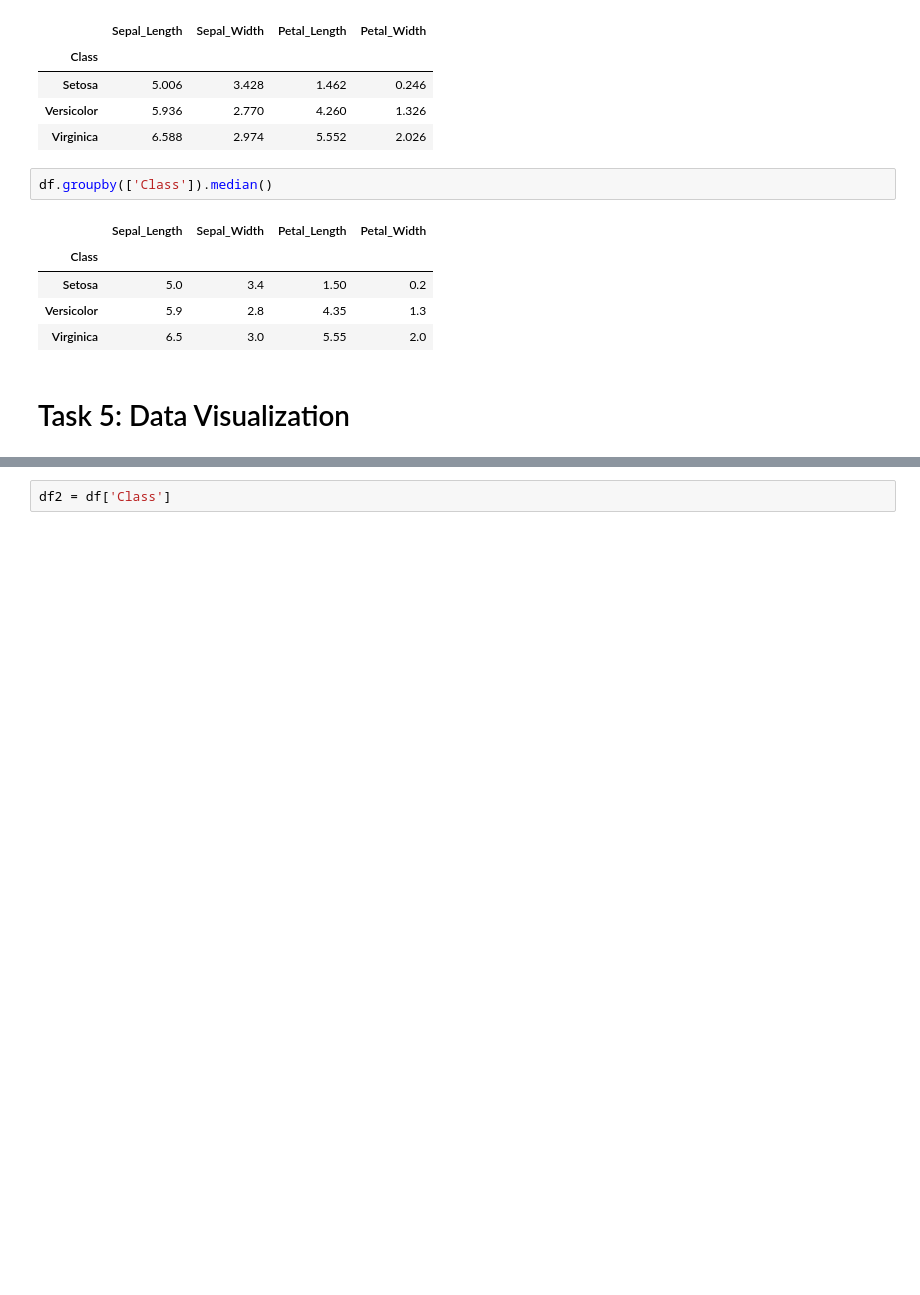
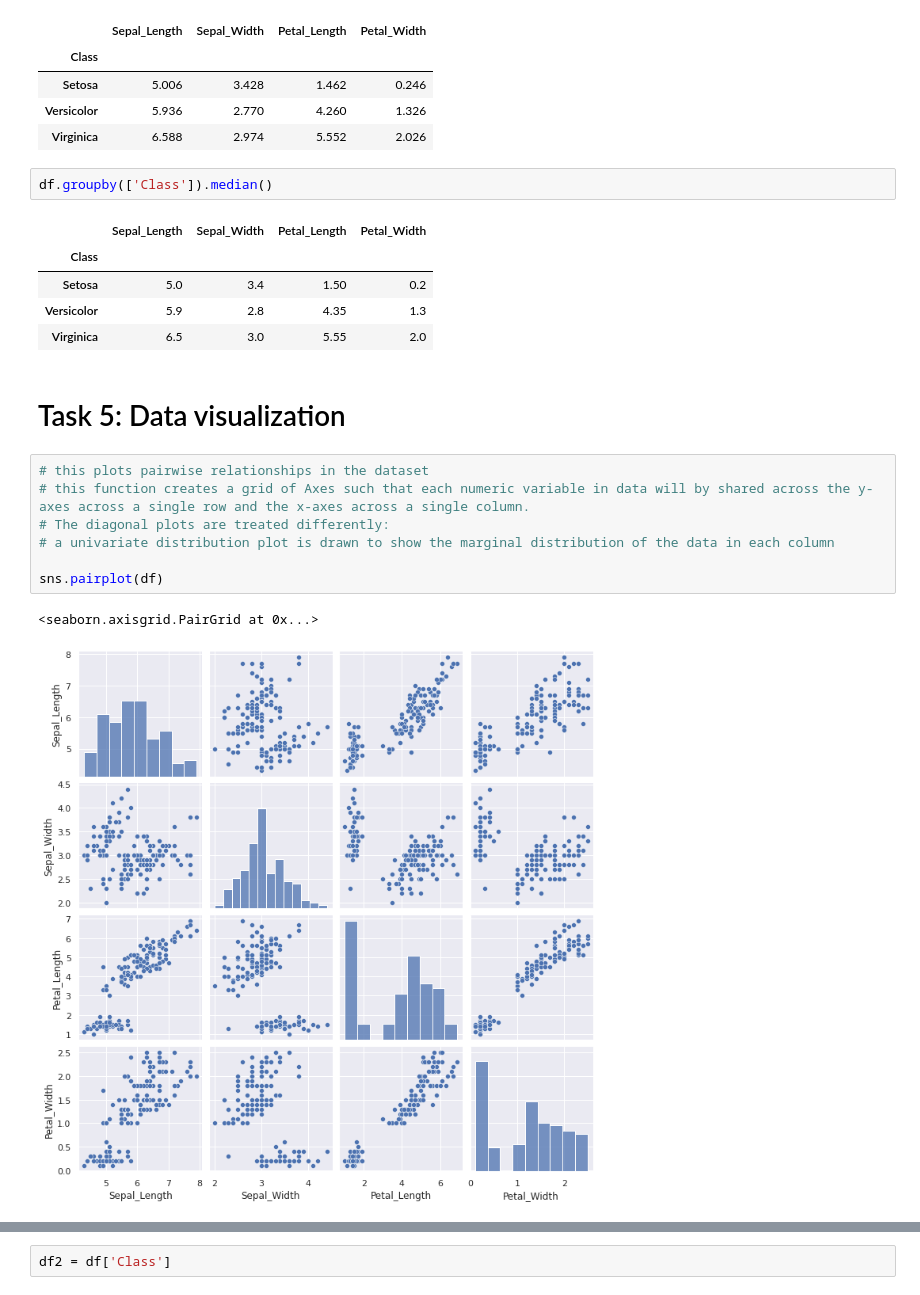
Before and after one commit to lophiraalata/data-analytics-micro-credential, a Jupyter notebook: IH_InClass_LabAssignment.ipynb, the cells around one changed output, grey strips where cells are left out. Saved outputs shown, nothing was run; the diff lists cells and outputs as text; blank space fills up the shorter version.

```diff
--- a/IH_InClass_LabAssignment.ipynb
+++ b/IH_InClass_LabAssignment.ipynb
@@ -271,4 +270,14 @@ df.groupby(['Class']).median()
 | Versicolor | 5.9 | 2.8 | 4.35 | 1.3 |
 | Virginica | 6.5 | 3.0 | 5.55 | 2.0 |
 # %% [markdown]
-# Task 5: Data Visualization
+# Task 5: Data visualization
+# %%
+# this plots pairwise relationships in the dataset
+# this function creates a grid of Axes such that each numeric variable in data will by shared across the y-axes across a single row and the x-axes across a single column.
+# The diagonal plots are treated differently:
+# a univariate distribution plot is drawn to show the marginal distribution of the data in each column
+
+sns.pairplot(df)
+# %% [output]
+<seaborn.axisgrid.PairGrid at 0x...>
+[figure, added]
```
Also changed, not shown: parts of 38 cells of this notebook.
